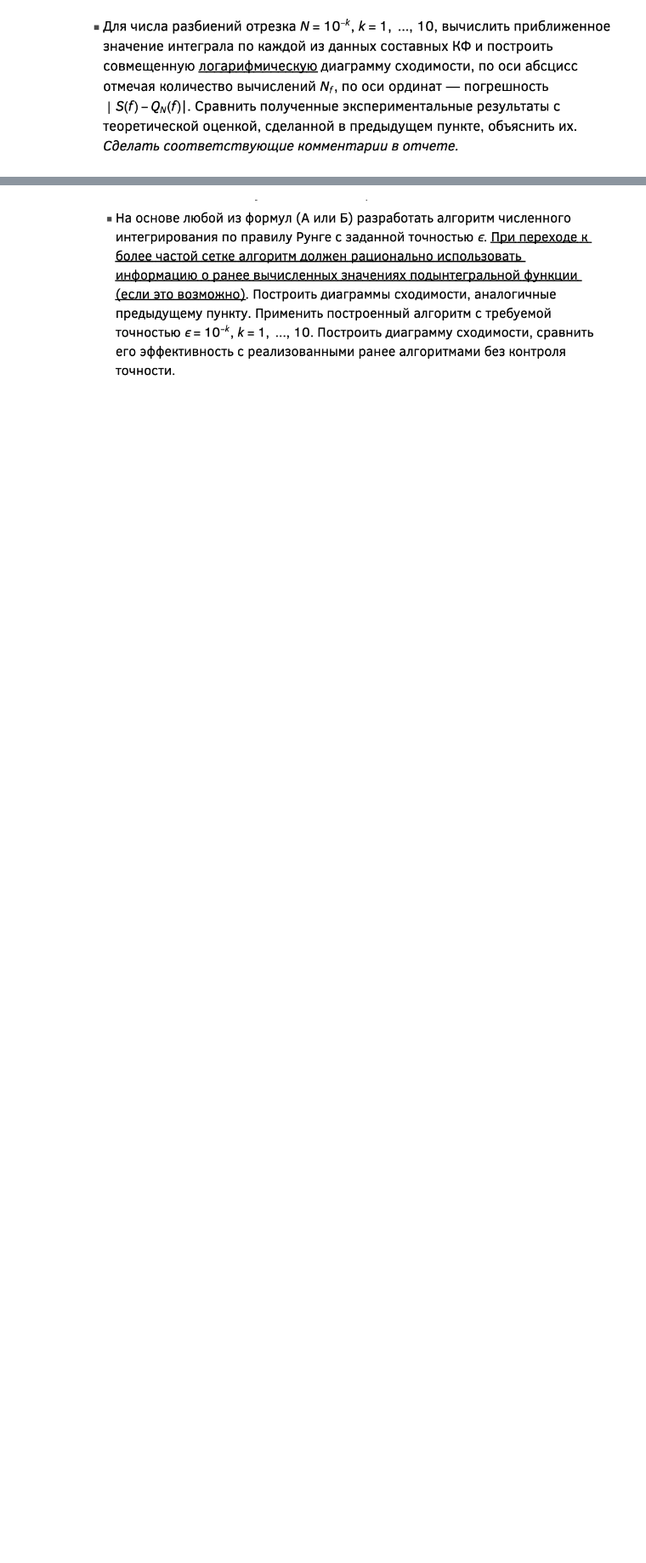
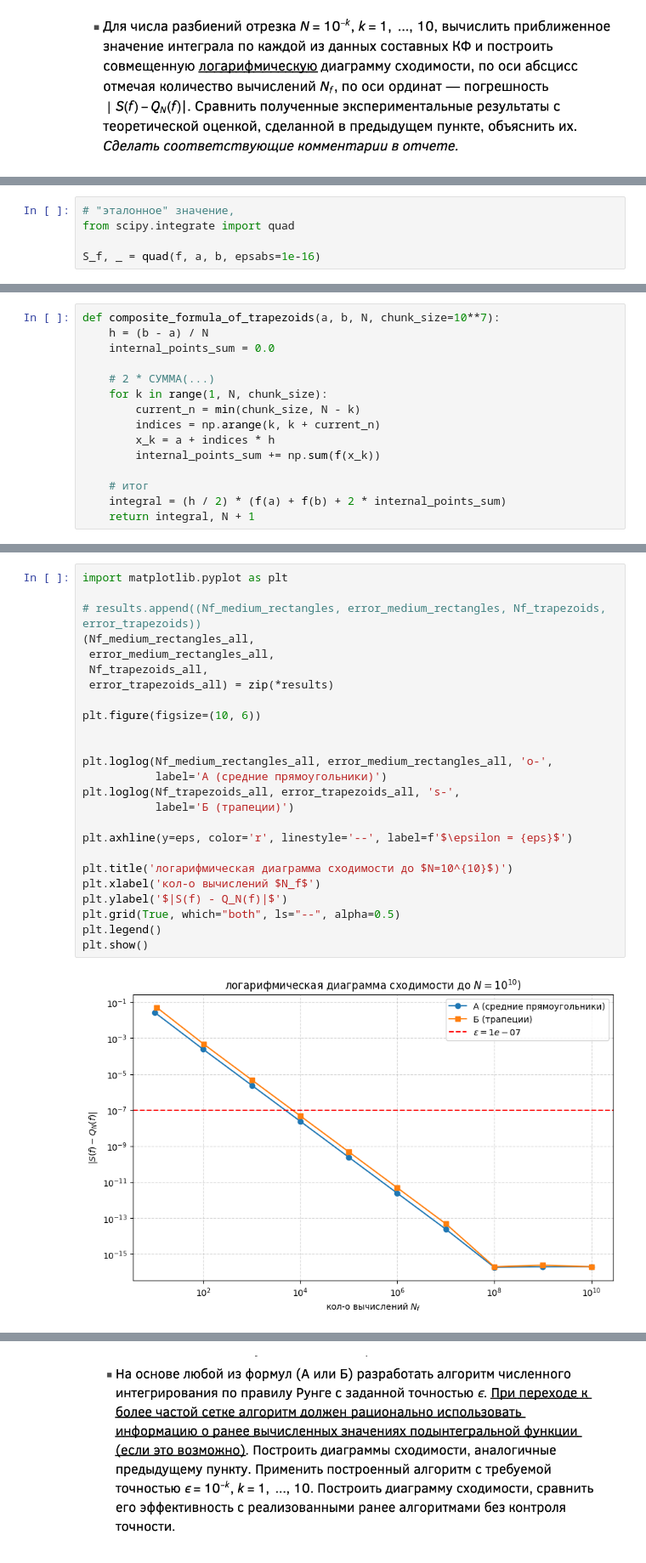
Before and after one commit to UladzislauShuman/university_homework, a Jupyter notebook: famcs_homework/numerical_methods/6sem/lab3/code/task.ipynb, the cells around one changed output, grey strips where cells are left out. Shown at 85% size. Drawn from its saved outputs; the diff is of its cells as text; blank space fills up the shorter version.

```diff
--- a/famcs_homework/numerical_methods/6sem/lab3/code/task.ipynb
+++ b/famcs_homework/numerical_methods/6sem/lab3/code/task.ipynb
@@ -44,0 +85,5 @@
+# %%
+# "эталонное" значение,
+from scipy.integrate import quad
+
+S_f, _ = quad(f, a, b, epsabs=1e-16)
@@ -44,0 +104,15 @@
+# %%
+def composite_formula_of_trapezoids(a, b, N, chunk_size=10**7):
+    h = (b - a) / N
+    internal_points_sum = 0.0
+
+    # 2 * СУММА(...)
+    for k in range(1, N, chunk_size):
+        current_n = min(chunk_size, N - k)
+        indices = np.arange(k, k + current_n)
+        x_k = a + indices * h
+        internal_points_sum += np.sum(f(x_k))
+
+    # итог
+    integral = (h / 2) * (f(a) + f(b) + 2 * internal_points_sum)
+    return integral, N + 1
@@ -44,0 +152,27 @@
+# %%
+import matplotlib.pyplot as plt
+
+# results.append((Nf_medium_rectangles, error_medium_rectangles, Nf_trapezoids, error_trapezoids))
+(Nf_medium_rectangles_all,
+ error_medium_rectangles_all,
+ Nf_trapezoids_all,
+ error_trapezoids_all) = zip(*results)
+
+plt.figure(figsize=(10, 6))
+
+
+plt.loglog(Nf_medium_rectangles_all, error_medium_rectangles_all, 'o-',
+           label='А (средние прямоугольники)')
+plt.loglog(Nf_trapezoids_all, error_trapezoids_all, 's-',
+           label='Б (трапеции)')
+
+plt.axhline(y=eps, color='r', linestyle='--', label=f'$\epsilon = {eps}$')
+
+plt.title('логарифмическая диаграмма сходимости до $N=10^{10}$)')
+plt.xlabel('кол-о вычислений $N_f$')
+plt.ylabel('$|S(f) - Q_N(f)|$')
+plt.grid(True, which="both", ls="--", alpha=0.5)
+plt.legend()
+plt.show()
+# %% [output]
+[figure, added]
```
Also changed, not shown: parts of 27 cells of this notebook, 21 other files.
